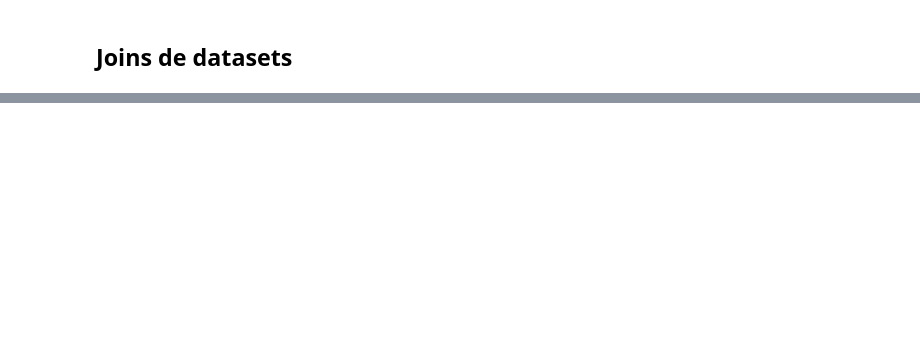
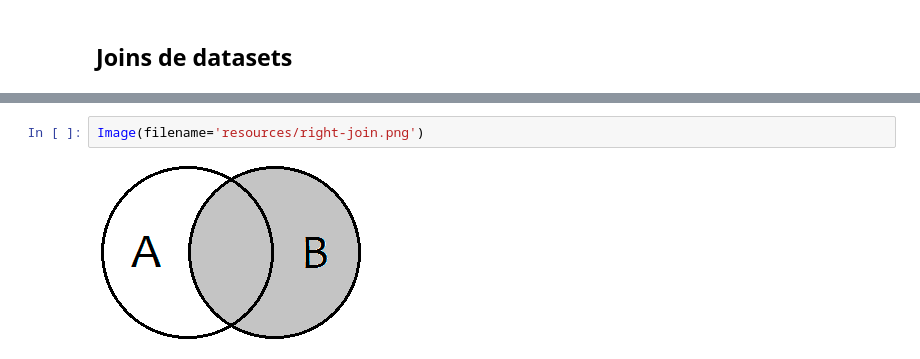
Before and after one commit to ososuna/python-ml, a Jupyter notebook: notebooks/T2 - 4 - Data Cleaning - Concatenación de datos.ipynb, the cells around one changed output, grey strips where cells are left out. Drawn from its saved outputs; the diff is of its cells as text; blank space fills up the shorter version.

```diff
--- a/notebooks/T2 - 4 - Data Cleaning - Concatenación de datos.ipynb
+++ b/notebooks/T2 - 4 - Data Cleaning - Concatenación de datos.ipynb
@@ -165,0 +333,4 @@ plt.hist(data)
+# %%
+Image(filename='resources/right-join.png')
+# %% [output]
+[figure, added]
```
Also changed, not shown: parts of 35 cells of this notebook.
